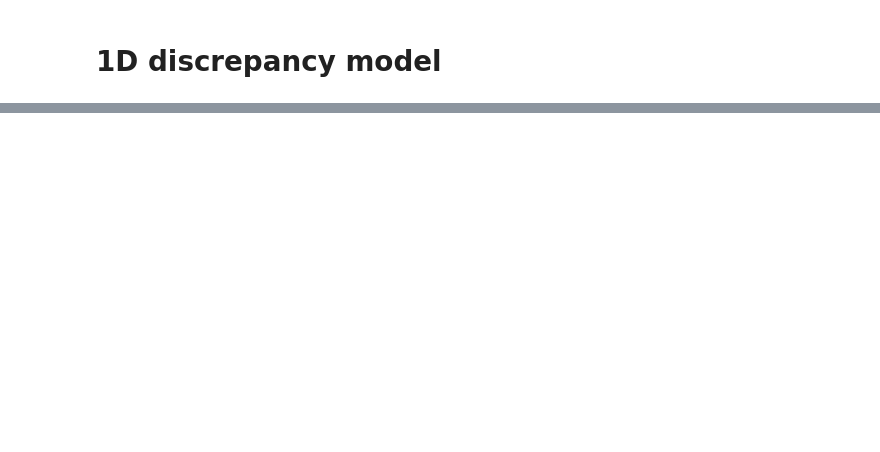
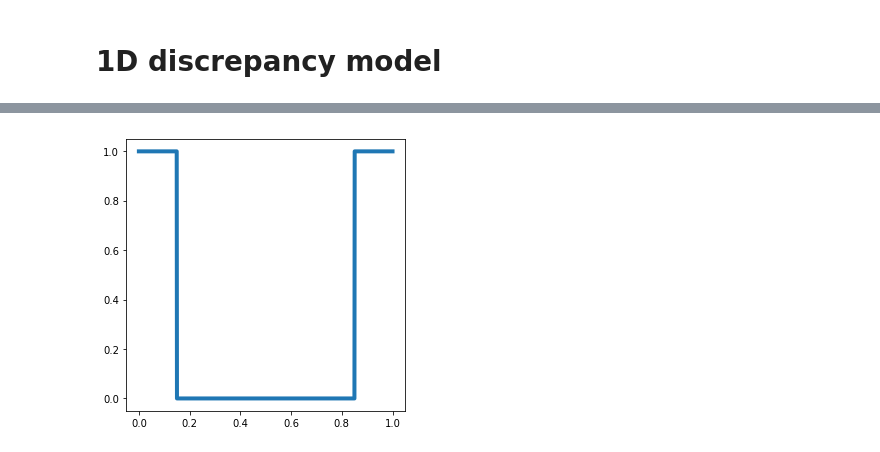
Before and after one commit to ivankeller/discepancy, a Jupyter notebook: discrepancy1.ipynb, the cells around one changed output, grey strips where cells are left out. Drawn from its saved outputs; the diff is of its cells as text; code cells hidden in the pictures; blank space fills up the shorter version.

```diff
--- a/discrepancy1.ipynb
+++ b/discrepancy1.ipynb
@@ -25 +29,5 @@ plot_density(lambda x: unif_pieces(x, centroids=[0.3, 0.8], r=0.1))
+# %%
+r1d.plot_density(lambda x: r1d.density_drops(x, centroids=[0.5], fill=0.7), size=5)
+# %% [output]
+[figure, added]
 # %%
```
Also changed, not shown: parts of 25 cells of this notebook.
